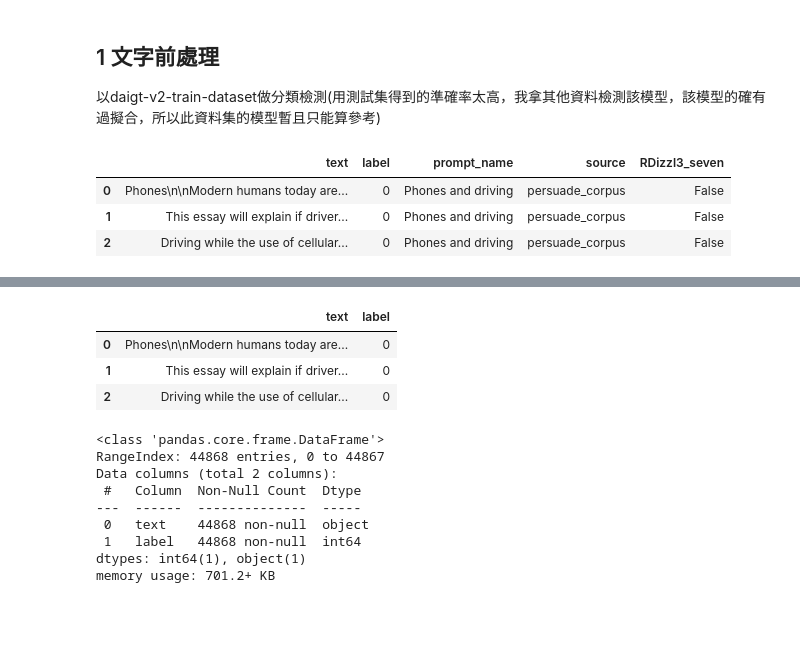
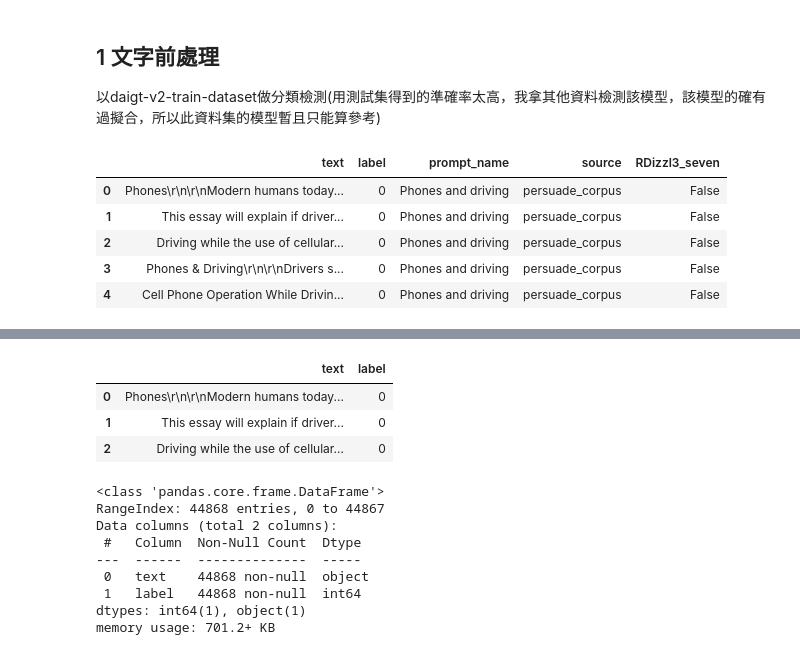
Before and after one commit to whats2000/LLMGenerateTextClassifier, a Jupyter notebook: TraditionalModelClassifier/Classifier.ipynb, the cells around one changed output, grey strips where cells are left out. Saved outputs shown, nothing was run; the diff lists cells and outputs as text; code cells hidden in the pictures; blank space fills up the shorter version.

```diff
--- a/TraditionalModelClassifier/Classifier.ipynb
+++ b/TraditionalModelClassifier/Classifier.ipynb
@@ -19,13 +19,15 @@ from sklearn import svm
 ## 1 文字前處理
 以daigt-v2-train-dataset做分類檢測(用測試集得到的準確率太高，我拿其他資料檢測該模型，該模型的確有過擬合，所以此資料集的模型暫且只能算參考)
 # %%
-v2=pd.read_csv('/kaggle/input/daigt-v2-train-dataset/train_v2_drcat_02.csv')
-v2.head(3)
+v2 = pd.read_csv('../data/DAIGT V2 Train Dataset.csv')
+v2.head()
 # %% [output]
 |  | text | label | prompt_name | source | RDizzl3_seven |
-| 0 | Phones\n\nModern humans today are... | 0 | Phones and driving | persuade_corpus | False |
+| 0 | Phones\r\n\r\nModern humans today... | 0 | Phones and driving | persuade_corpus | False |
 | 1 | This essay will explain if driver... | 0 | Phones and driving | persuade_corpus | False |
 | 2 | Driving while the use of cellular... | 0 | Phones and driving | persuade_corpus | False |
+| 3 | Phones & Driving\r\n\r\nDrivers s... | 0 | Phones and driving | persuade_corpus | False |
+| 4 | Cell Phone Operation While Drivin... | 0 | Phones and driving | persuade_corpus | False |
 # %%
 # 看看有幾篇文章
 print(f"number of posts: {v2.shape[0]}")
@@ -55,7 +58,7 @@ v2.drop(columns=["prompt_name", "source","RDizzl3_seven"], inplace=True)
 v2.head(3)
 # %% [output]
 |  | text | label |
-| 0 | Phones\n\nModern humans today are... | 0 |
+| 0 | Phones\r\n\r\nModern humans today... | 0 |
 | 1 | This essay will explain if driver... | 0 |
 | 2 | Driving while the use of cellular... | 0 |
 # %%
```
Also changed, not shown: parts of 16 cells of this notebook, 1 other file.
